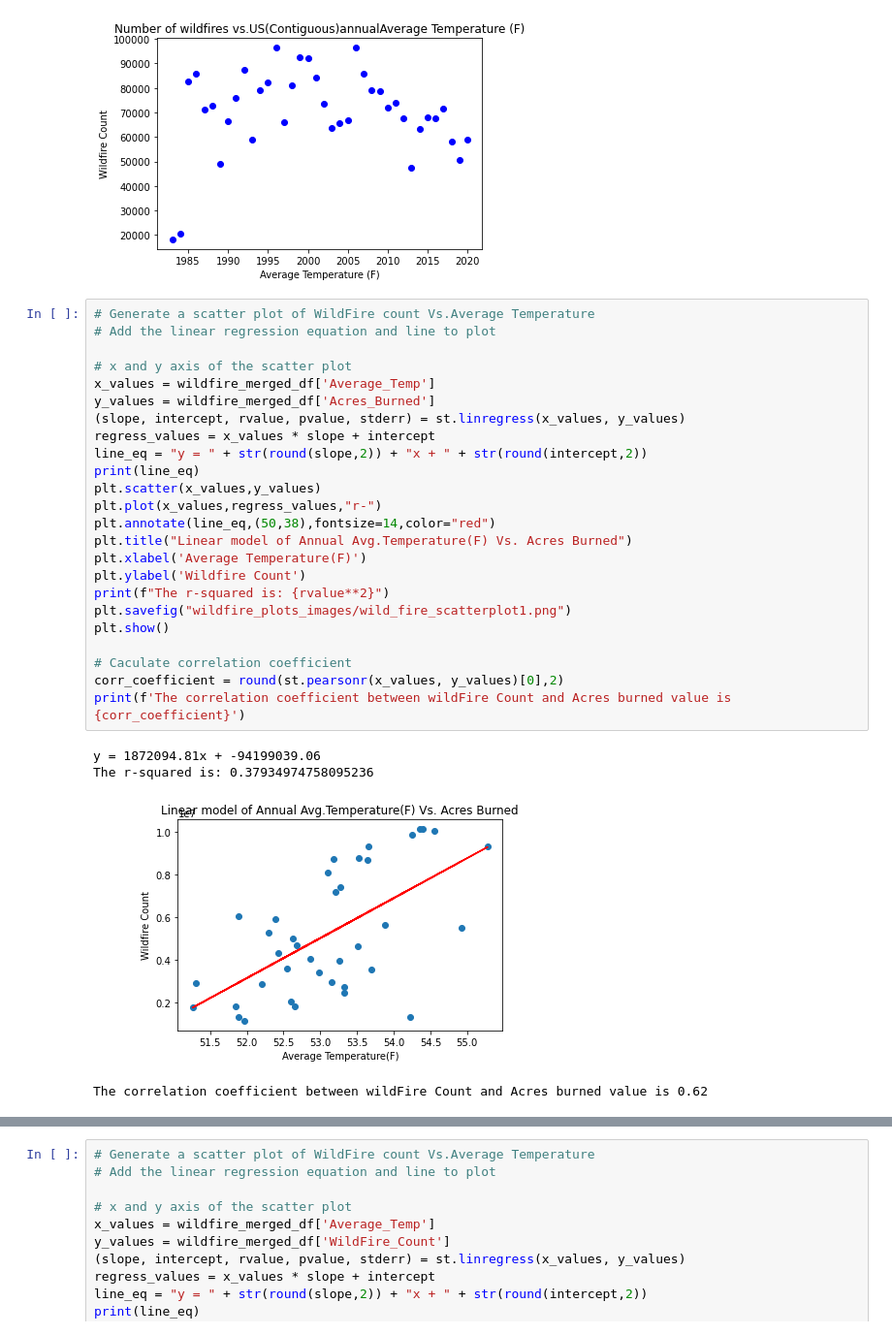
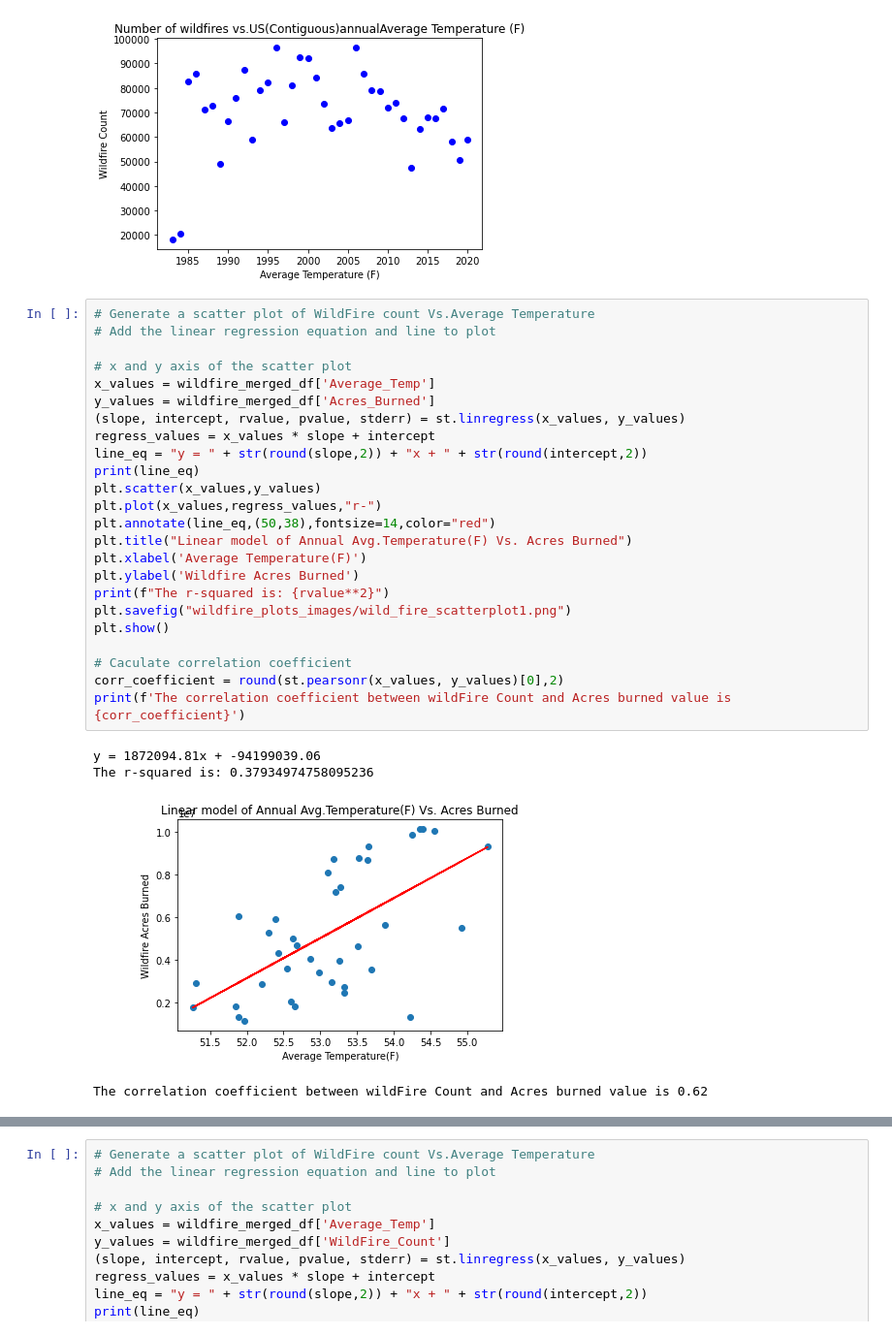
Before and after one commit to SaradhaRam/Climatechange-Extreme-Weather-Analysis, a Jupyter notebook: Final_Combined_Notebook.ipynb, the cells around one changed output, grey strips where cells are left out. Shown: that part at 97% size. Cells and saved outputs as stored; diff of their text form.

```diff
--- a/Final_Combined_Notebook.ipynb
+++ b/Final_Combined_Notebook.ipynb
@@ -349,31 +387,31 @@ plt.show()
 # %%
 # Generate a scatter plot of WildFire count Vs.Average Temperature
 # Add the linear regression equation and line to plot
 
 # x and y axis of the scatter plot
 x_values = wildfire_merged_df['Average_Temp']
 y_values = wildfire_merged_df['Acres_Burned']
 (slope, intercept, rvalue, pvalue, stderr) = st.linregress(x_values, y_values)
 regress_values = x_values * slope + intercept
 line_eq = "y = " + str(round(slope,2)) + "x + " + str(round(intercept,2))
 print(line_eq)
 plt.scatter(x_values,y_values)
 plt.plot(x_values,regress_values,"r-")
 plt.annotate(line_eq,(50,38),fontsize=14,color="red")
 plt.title("Linear model of Annual Avg.Temperature(F) Vs. Acres Burned")
 plt.xlabel('Average Temperature(F)')
-plt.ylabel('Wildfire Count')
+plt.ylabel('Wildfire Acres Burned')
 print(f"The r-squared is: {rvalue**2}")
 plt.savefig("wildfire_plots_images/wild_fire_scatterplot1.png")
 plt.show()
 
 # Caculate correlation coefficient
 corr_coefficient = round(st.pearsonr(x_values, y_values)[0],2)
 print(f'The correlation coefficient between wildFire Count and Acres burned value is {corr_coefficient}')
 # %% [output]
 y = 1872094.81x + -94199039.06
 The r-squared is: 0.37934974758095236
-[figure, old version]
+[figure, new version]
 The correlation coefficient between wildFire Count and Acres burned value is 0.62
 # %%
 # Using the regression line and predicted temperature for 2022 (53.71), predict the number of wildfire in 2022
```
Also changed, not shown: parts of 6 cells of this notebook, 3 other files.
